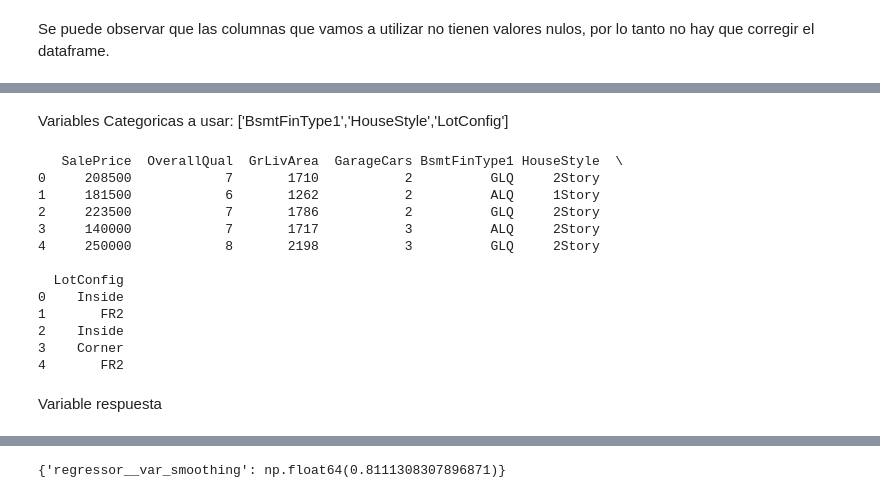
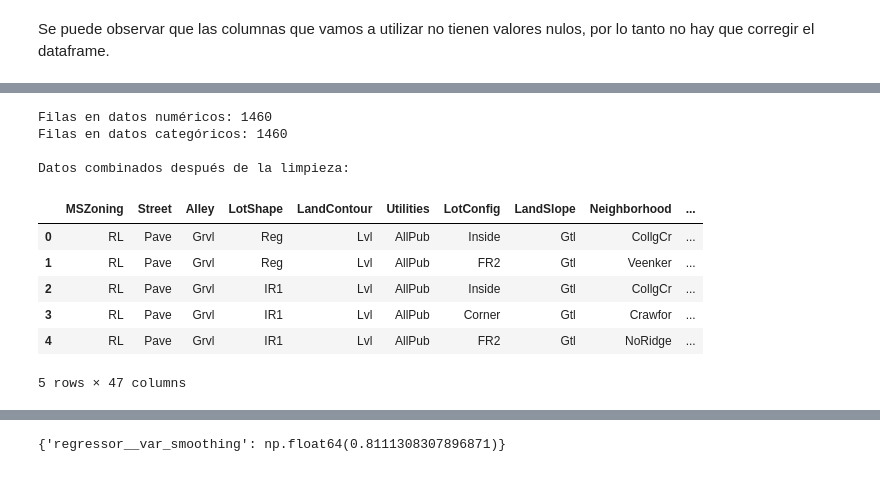
Before and after one commit to SebastianUVG/HT5_MD, a Jupyter notebook: HT5.ipynb, the cells around one changed output, grey strips where cells are left out. Cells and saved outputs as stored; diff of their text form; code cells hidden in the pictures.

Commit message:
Correccion de modelos y variables a utilizar.

```diff
--- a/HT5.ipynb
+++ b/HT5.ipynb
@@ -363,11 +386 @@ YrSold           0
 dtype: int64
-# %%
-print("Valores nulos por columna en datos categóricos:")
-print(letras.isnull().sum())
-
-# Reemplazar valores nulos con la moda (valor más frecuente)
-letras = letras.apply(lambda x: x.fillna(x.mode()[0]) if x.isnull().any() else x)
-
-# Verificar nuevamente los valores nulos
-print("\nValores nulos después de reemplazar con la moda:")
-print(letras.isnull().sum())
@@ -530,31 +521,0 @@ memory usage: 536.2+ KB
-# %% [markdown]
-Variables Categoricas a usar: ['BsmtFinType1','HouseStyle','LotConfig']
-# %%
-# Lista de las variables categóricas seleccionadas
-categorical_selected = ['BsmtFinType1', 'HouseStyle', 'LotConfig']
-
-# Seleccionar solo las variables numéricas
-numerical_columns_selector = selector(dtype_exclude=object)
-numerical_columns = numerical_columns_selector(datos_limpiados2)
-
-# Crear un nuevo DataFrame con las numéricas y las categóricas seleccionadas
-nuevo_dataframe = datos_limpiados2[numerical_columns + categorical_selected]
-
-# Verificar el nuevo DataFrame
-print(nuevo_dataframe.head())
-# %% [output]
-   SalePrice  OverallQual  GrLivArea  GarageCars BsmtFinType1 HouseStyle  \
-0     208500            7       1710           2          GLQ     2Story
-1     181500            6       1262           2          ALQ     1Story
-2     223500            7       1786           2          GLQ     2Story
-3     140000            7       1717           3          ALQ     2Story
-4     250000            8       2198           3          GLQ     2Story
-
-  LotConfig
-0    Inside
-1       FR2
-2    Inside
-3    Corner
-4       FR2
-# %% [markdown]
-Variable respuesta
@@ -560,0 +540,28 @@ Variable respuesta
+# %%
+# Verificar que ambas tablas tienen la misma cantidad de filas
+print("\nFilas en datos numéricos:", len(datos_numericos))
+print("Filas en datos categóricos:", len(letras))
+
+#columnas_usar = ["SalePrice","OverallQual" ,"GrLivArea","GarageCars"]
+
+
+# Unir ambos datasets
+datos_limpiados = datost.copy()
+datos_limpiados2 = datos_limpiados.copy()
+datos_limpiados3 = datos_limpiados.copy()
+
+# Mostrar el resultado final
+print("\nDatos combinados después de la limpieza:")
+datos_limpiados.head()
+# %% [output]
+Filas en datos numéricos: 1460
+Filas en datos categóricos: 1460
+
+Datos combinados después de la limpieza:
+|  | MSZoning | Street | Alley | LotShape | LandContour | Utilities | LotConfig | LandSlope | Neighborhood | ... |
+| 0 | RL | Pave | Grvl | Reg | Lvl | AllPub | Inside | Gtl | CollgCr | ... |
+| 1 | RL | Pave | Grvl | Reg | Lvl | AllPub | FR2 | Gtl | Veenker | ... |
+| 2 | RL | Pave | Grvl | IR1 | Lvl | AllPub | Inside | Gtl | CollgCr | ... |
+| 3 | RL | Pave | Grvl | IR1 | Lvl | AllPub | Corner | Gtl | Crawfor | ... |
+| 4 | RL | Pave | Grvl | IR1 | Lvl | AllPub | FR2 | Gtl | NoRidge | ... |
+5 rows × 47 columns
```
Also changed, not shown: parts of 41 cells of this notebook.
